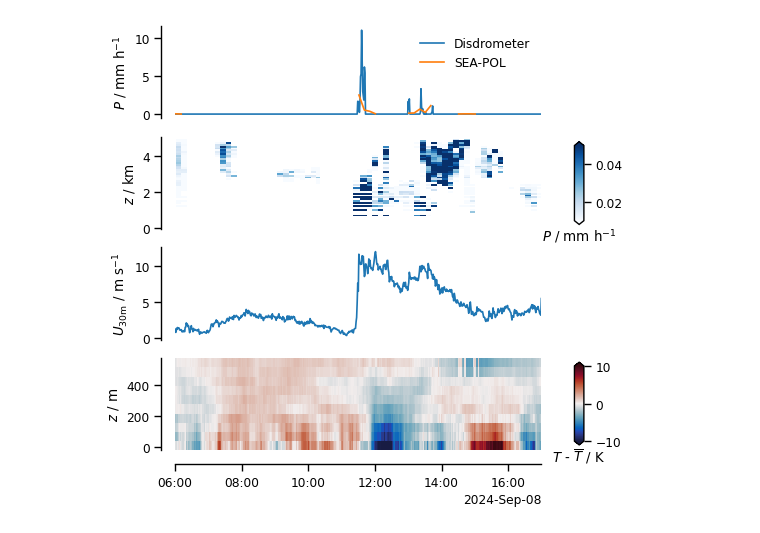
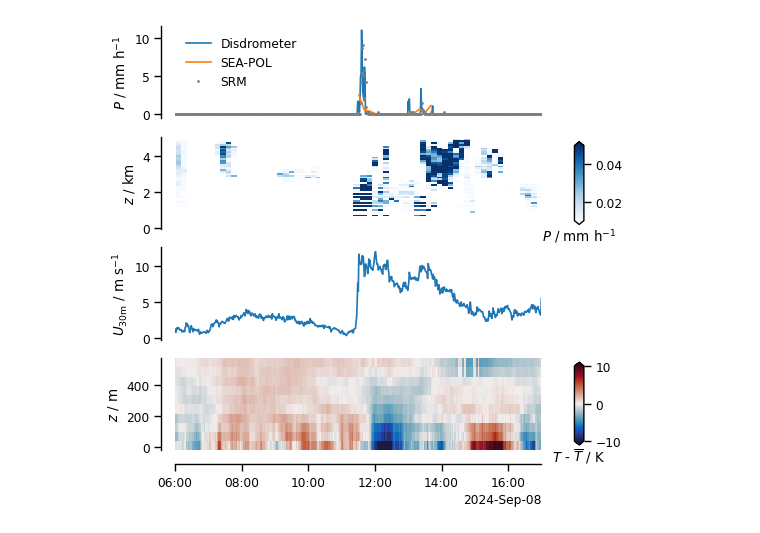
Before and after one commit to hansmsc90/bowtie_data_paper, a Jupyter notebook: scripts/wind_gust_precip.ipynb, the cells around one changed output. Saved outputs shown, nothing was run; the diff lists cells and outputs as text; code cells hidden in the pictures.

```diff
--- a/scripts/wind_gust_precip.ipynb
+++ b/scripts/wind_gust_precip.ipynb
@@ -16,6 +16,7 @@ dset_sea_snake = xr.open_dataset(f"{root}/SeaSnake/met_203_1_SeaSnake.zarr",engi
 dset_termo = xr.open_dataset(f"{root}/thermosalinograph/met_203_1_tsal.zarr",engine="zarr")
 dset_lidart = xr.open_dataset(f"{root}/LICHT-LIDAR_t.zarr",engine="zarr")
 dset_lidart_sel = dset_lidart.sel(time= slice('2024-09-08 06 ','2024-09-08 17:00:00'),alt=slice(0,600))
+dset_raingauge = xr.open_dataset("ipfs://bafybeigxrptjacw3gwyowbw4d5n3aixp52qlgfhlj2cxdnhofcoxmkgmdi", engine="zarr")
 # %%
 sea_pool_file = '/Users/hans/Documents/bow_tie/SEA-POOL/SEA-POL_gridded_rainrate_spatial_means_masked.nc'
 dset_pool = xr.open_dataset(sea_pool_file,chunks='auto' )
@@ -34,7 +35,10 @@ dset_disdro.rain_rate_qc.sel(
     time=slice('2024-09-08 06:00','2024-09-08 17:00')).plot(label='Disdrometer')
 dset_pool.rain1_int.sel(
     time=slice('2024-09-08 06:00','2024-09-08 17:00')).plot(label='SEA-POL')
-
+dset_raingauge.RR_SRM.sel(
+    time=slice('2024-09-08 06:00','2024-09-08 17:00')).plot(
+    marker='o',linestyle='',markersize=1,color='gray',label='SRM')
+ax.set_title(None)
 ax.set_xlabel(None)
 ax.set_xlim([dset_lidart_sel.time[0],dset_lidart_sel.time[-1]])
 ax.set_xticks([])
@@ -66,32 +70,32 @@ sns.despine(offset=10,ax=ax)
 ax.spines['bottom'].set_visible(False)
 
 ax= fig.add_subplot(414)
 plot_cb = (dset_lidart_sel.ta -dset_lidart_sel.ta.mean('time')).plot(
     y='alt',
     cmap=cmocean.cm.balance,
     vmin=-10,vmax=10,
     add_colorbar=False)
 ax.set_xlim([dset_lidart_sel.time[0],dset_lidart_sel.time[-1]])
 sns.despine(offset=10,ax=ax)
 plt.subplots_adjust(hspace=0.2)
 ax.xaxis.set_major_locator(HourLocator(byhour=range(0,24,2)))
 ax.set_ylabel(r'$z$ / m')
 ax.set_xlabel(None)
 
 b1 = plt.colorbar(plot_seapool,
                   extend='both',
                   orientation='vertical',
                   cax=ax1,shrink=0.8,pad=0.09)
 b1.ax.set_xlabel(r"$P$ / mm h$^{-1}$");
 
 b2 = plt.colorbar(plot_cb,
                   extend='both',
                   orientation='vertical',
                   cax=ax2,shrink=0.8,pad=0.09)
 b2.ax.set_xlabel(r"$T$ - $\overline{T}$ / K");
 b2.ax.set_yticks([-10,0,10])
 
-plt.savefig('../../../figures/precip_wind_temp_wind_gust.pdf',
+plt.savefig('../figures/precip_wind_temp_wind_gust.pdf',
             format='pdf',bbox_inches='tight',orientation={'landscape'})
 # %% [output]
-[figure, old version]
+[figure, new version]
```
Also changed, not shown: parts of 17 cells of this notebook, 1 other file.
